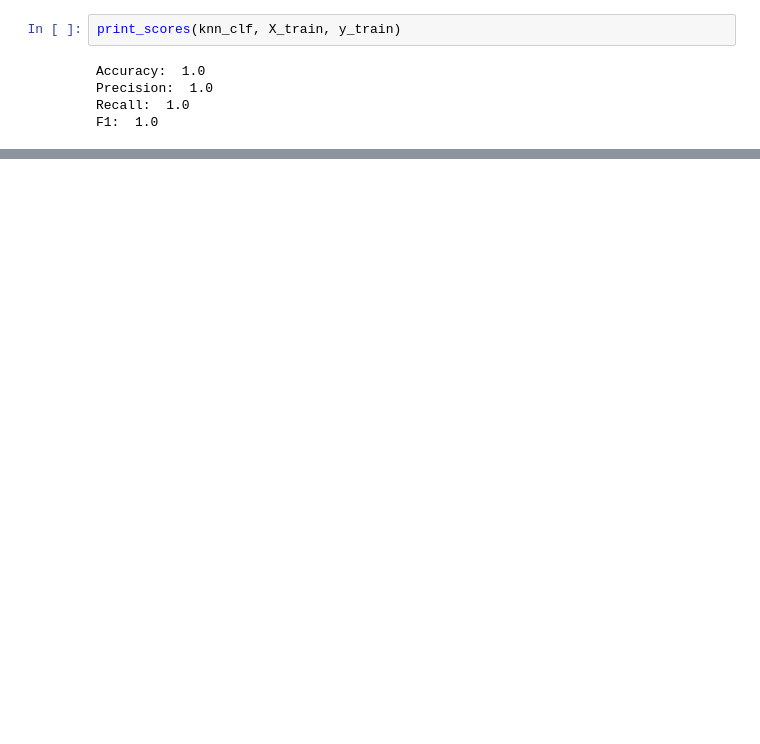
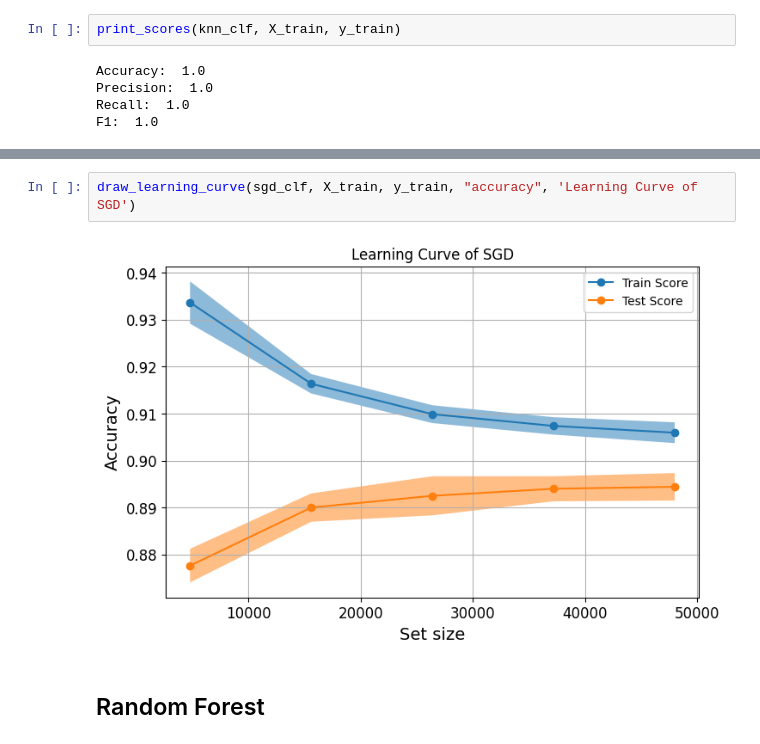
Before and after one commit to nhv96/iai600_assignment_5, a Jupyter notebook: knn.ipynb, the cells around one changed output, grey strips where cells are left out. Cells and saved outputs as stored; diff of their text form; blank space fills up the shorter version.

```diff
--- a/knn.ipynb
+++ b/knn.ipynb
@@ -207,0 +381,6 @@ Saving figure LC_kNN on the Test Set
+# %%
+draw_learning_curve(sgd_clf, X_train, y_train, "accuracy", 'Learning Curve of SGD')
+# %% [output]
+[figure, added]
+# %% [markdown]
+## Random Forest
```
Also changed, not shown: parts of 37 cells of this notebook, 8 other files.
